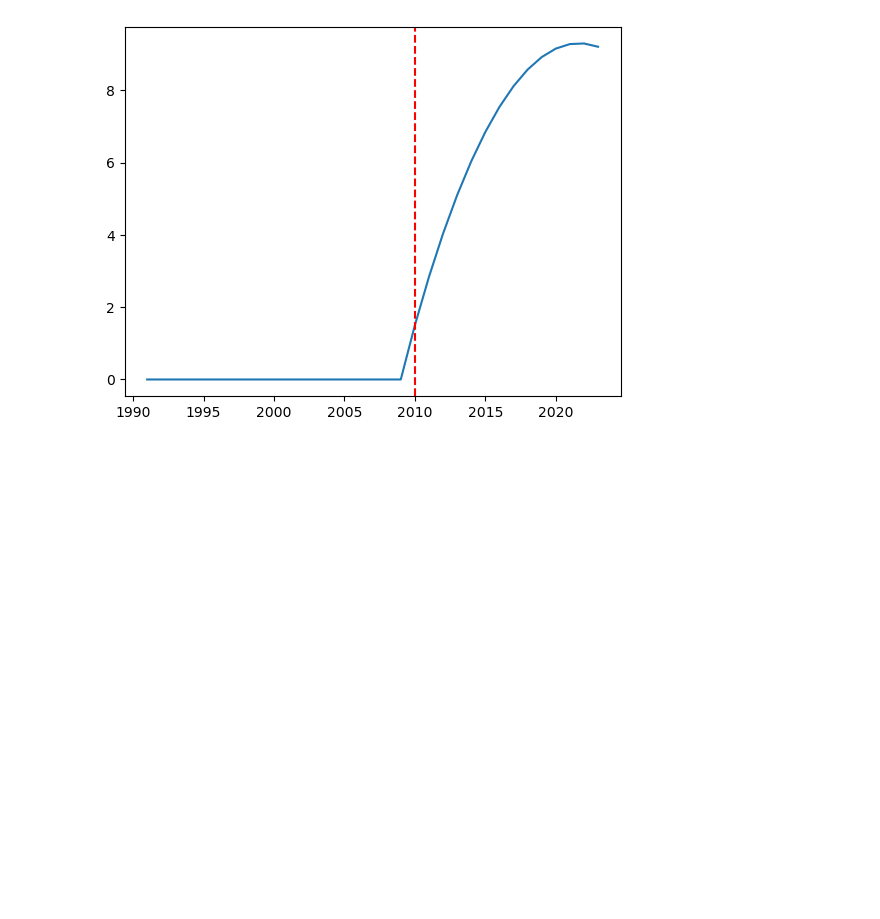
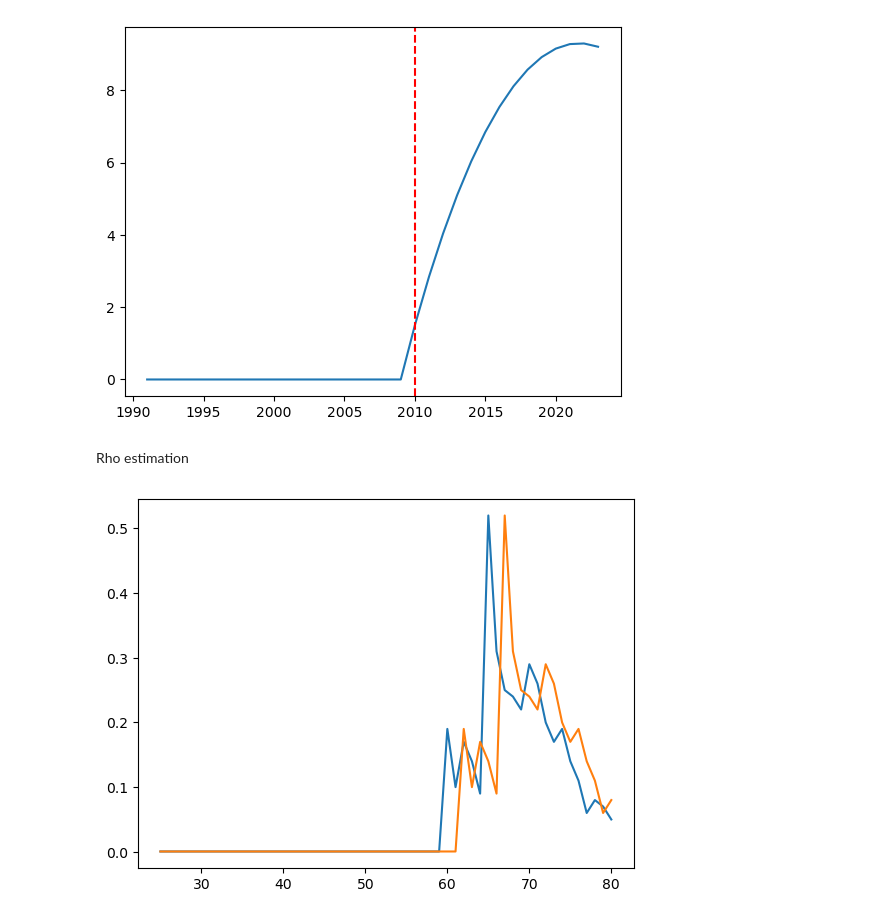
Before and after one commit to peter-l-ravn/Danish-Wage-Gap-Model, a Jupyter notebook: estimate_exogenous_variables.ipynb, the cells around one changed output. Drawn from its saved outputs; the diff is of its cells as text; code cells hidden in the pictures; blank space fills up the shorter version.

```diff
--- a/estimate_exogenous_variables.ipynb
+++ b/estimate_exogenous_variables.ipynb
@@ -271,3 +261,18 @@ plt.axvline(x=2010, color='red', linestyle='--')
 # %% [output]
 <matplotlib.lines.Line2D at 0x...>
 [figure]
+# %% [markdown]
+Rho estimation
+# %%
+rho = pd.read_csv('Data/rho.csv', header=0)
+
+x = rho["age"]
+y = rho["rho"]
+
+y_new = np.concatenate([np.array([0.9995, 0.9995]), y[:-2]])
+
+plt.plot(x, 1 - y)
+plt.plot(x, 1 - y_new)
+plt.show()
+# %% [output]
+[figure, added]
```
Also changed, not shown: parts of 6 cells of this notebook, 7 other files.
